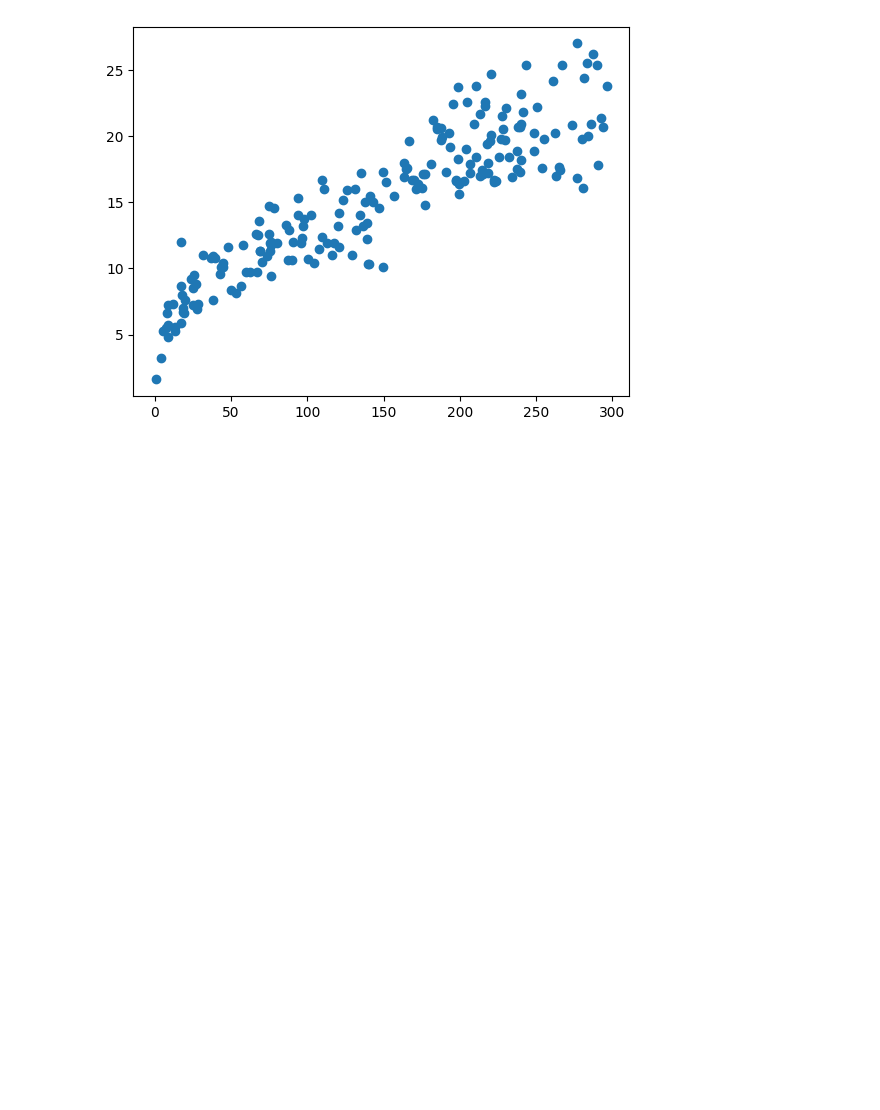
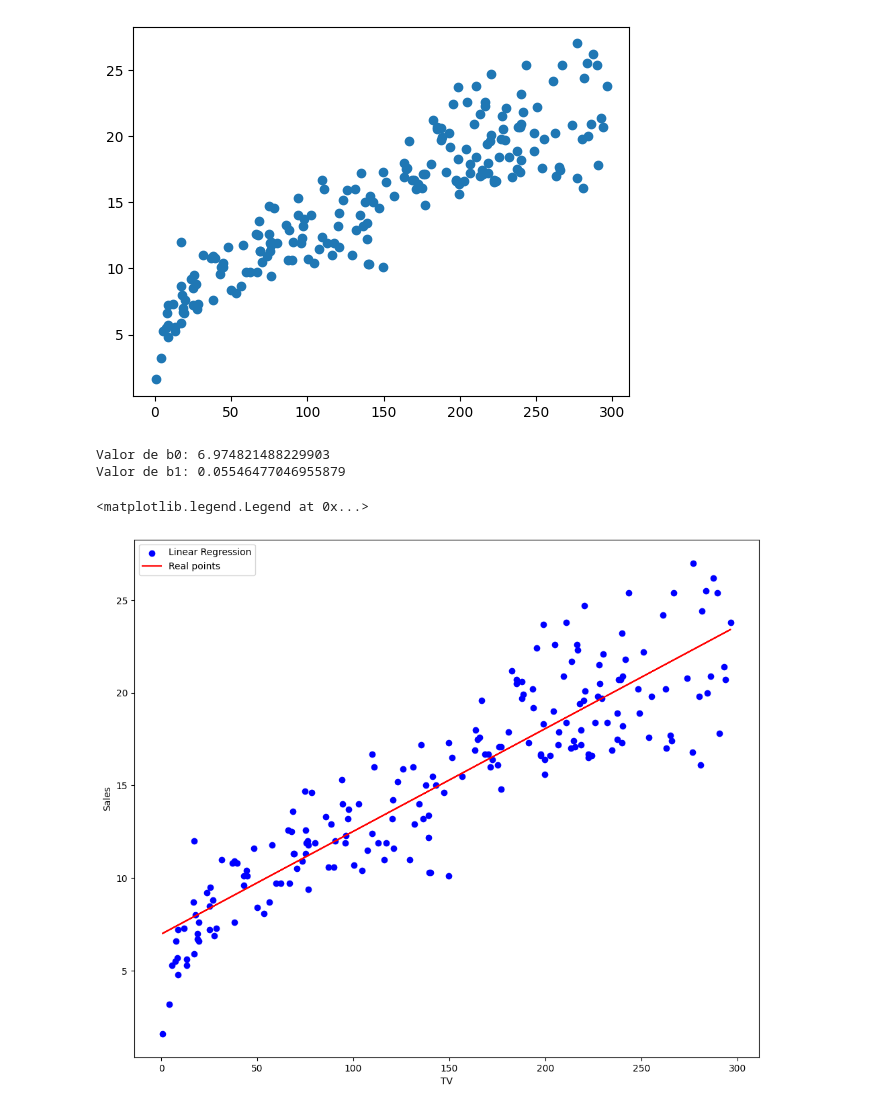
Before and after one commit to gabalvarezmc/AnalisisDatos_T2, a Jupyter notebook: 02-CalculoRegresion.ipynb, the cells around one changed output. Saved outputs shown, nothing was run; the diff lists cells and outputs as text; code cells hidden in the pictures; blank space fills up the shorter version.

```diff
--- a/02-CalculoRegresion.ipynb
+++ b/02-CalculoRegresion.ipynb
@@ -26,0 +64,21 @@ plt.scatter(data["TV"], data["Sales"])
+# %%
+dependent_var_name = "Sales"
+independent_var_name = "TV"
+
+b0, b1 = compute_coefs(data, independent_var_name, dependent_var_name)
+
+print("Valor de b0:", b0)
+print("Valor de b1:", b1)
+# %% [output]
+Valor de b0: 6.974821488229903
+Valor de b1: 0.05546477046955879
+# %%
+fig, ax = plt.subplots(1, 1, figsize = (12, 10))
+ax.scatter(data["TV"], data["Sales"], c = 'blue', label = "Linear Regression")
+ax.plot(data["TV"], data["Sales_predictions"], c = 'red', label = "Real points")
+ax.set_xlabel("TV")
+ax.set_ylabel("Sales")
+ax.legend()
+# %% [output]
+<matplotlib.legend.Legend at 0x...>
+[figure, added]
```
Also changed, not shown: parts of 1 cell of this notebook.
